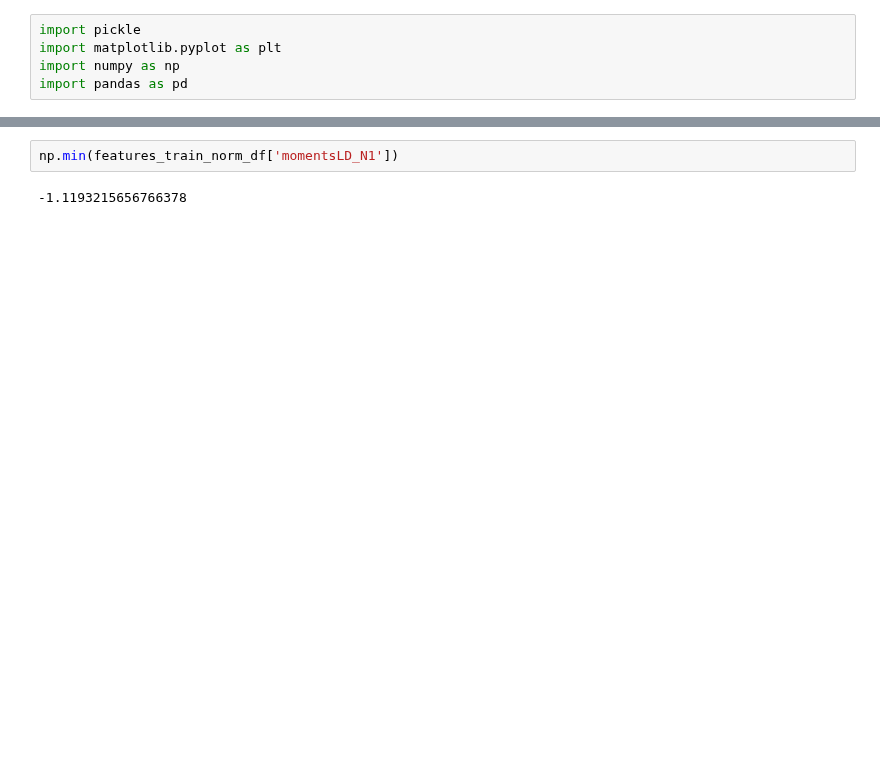
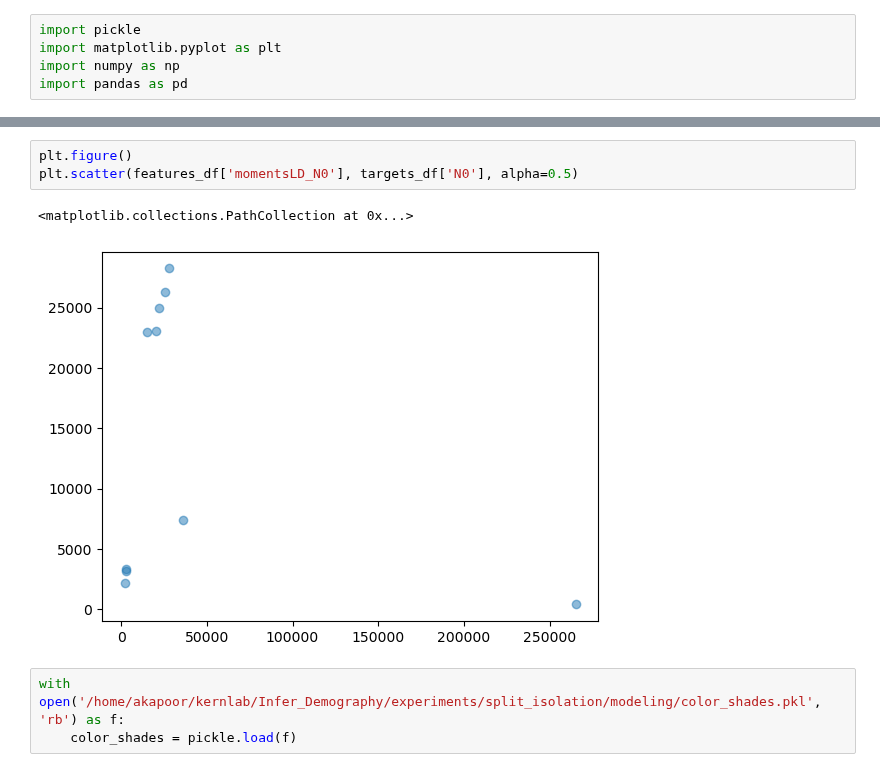
Before and after one commit to ak1376/Infer_Demography, a Jupyter notebook: notebooks/inspecting_output.ipynb, the cells around one changed output, grey strips where cells are left out. Drawn from its saved outputs; the diff is of its cells as text; blank space fills up the shorter version.

```diff
--- a/notebooks/inspecting_output.ipynb
+++ b/notebooks/inspecting_output.ipynb
@@ -473,4 +490,9 @@ features_train_norm_df
 # %%
-np.min(features_train_norm_df['momentsLD_N1'])
+plt.figure()
+plt.scatter(features_df['momentsLD_N0'], targets_df['N0'], alpha=0.5)
 # %% [output]
--1.1193215656766378
+<matplotlib.collections.PathCollection at 0x...>
+[figure, added]
+# %%
+with open('/home/akapoor/kernlab/Infer_Demography/experiments/split_isolation/modeling/color_shades.pkl', 'rb') as f:
+    color_shades = pickle.load(f)
```
Also changed, not shown: parts of 8 cells of this notebook, 16 other files.
